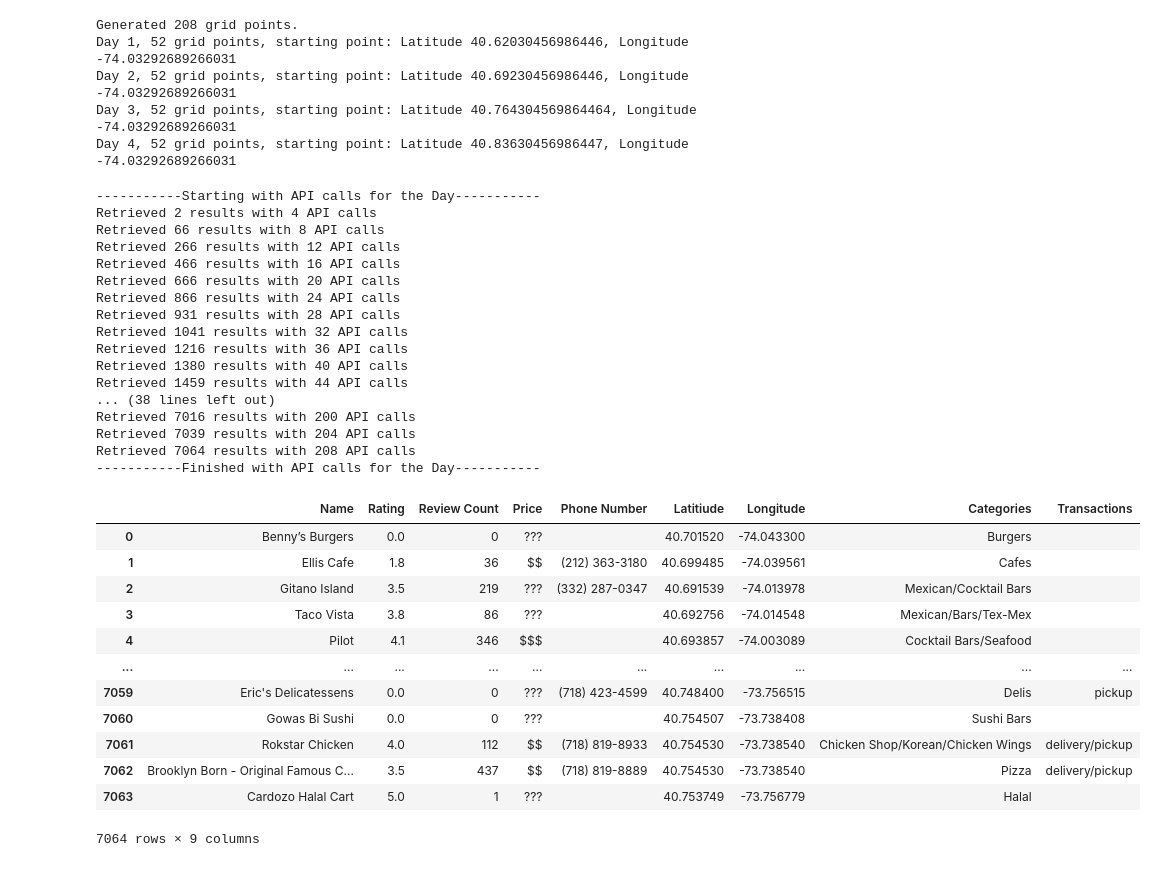
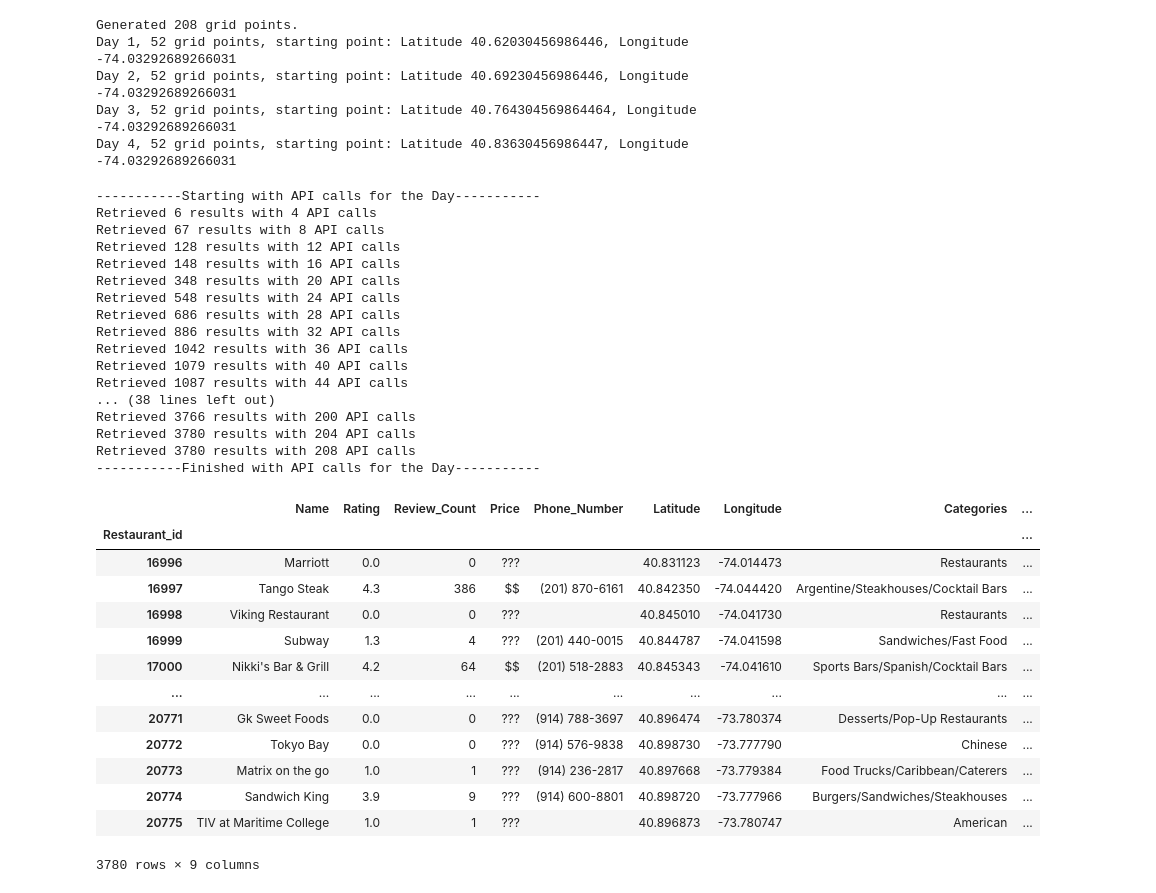
Before and after one commit to YannisPapa/Project-3, a Jupyter notebook: Project-3.ipynb, the cells around one changed output. Saved outputs shown, nothing was run; the diff lists cells and outputs as text; code cells hidden in the pictures.

```diff
--- a/Project-3.ipynb
+++ b/Project-3.ipynb
@@ -99,7 +99,7 @@ Day 4, 52 grid points, starting point: Latitude 40.83630456986447, Longitude -74
 # first_response = requests.get(url_first_call, headers=headers).json()
 # pprint(first_response)
 # %%
-day = 1 # change this +1 next day
+day = 3 # change this +1 next day
 calls_made = 0 # keep track of calls made for display and to esnure we are not going past limit
 search_term = 'restaurants' # variable used for api url
 limit = 50 # variable used for api url, makes sure we get 50 restaurants per call
@@ -126,21 +126,21 @@ for coord in split_grid_points[day]:
 print('-----------Finished with API calls for the Day-----------')
 # %% [output]
 -----------Starting with API calls for the Day-----------
-Retrieved 2 results with 4 API calls
-Retrieved 66 results with 8 API calls
-Retrieved 266 results with 12 API calls
-Retrieved 466 results with 16 API calls
-Retrieved 666 results with 20 API calls
-Retrieved 866 results with 24 API calls
-Retrieved 931 results with 28 API calls
-Retrieved 1041 results with 32 API calls
-Retrieved 1216 results with 36 API calls
-Retrieved 1380 results with 40 API calls
-Retrieved 1459 results with 44 API calls
+Retrieved 6 results with 4 API calls
+Retrieved 67 results with 8 API calls
+Retrieved 128 results with 12 API calls
+Retrieved 148 results with 16 API calls
+Retrieved 348 results with 20 API calls
+Retrieved 548 results with 24 API calls
+Retrieved 686 results with 28 API calls
+Retrieved 886 results with 32 API calls
+Retrieved 1042 results with 36 API calls
+Retrieved 1079 results with 40 API calls
+Retrieved 1087 results with 44 API calls
 ... (38 lines left out)
-Retrieved 7016 results with 200 API calls
-Retrieved 7039 results with 204 API calls
-Retrieved 7064 results with 208 API calls
+Retrieved 3766 results with 200 API calls
+Retrieved 3780 results with 204 API calls
+Retrieved 3780 results with 208 API calls
 -----------Finished with API calls for the Day-----------
 # %%
 # This code was for testing and looking at how we wanted to pull the data
@@ -161,7 +161,7 @@ Retrieved 7064 results with 208 API calls
 #     test_transactions = test_transactions + '/' + type
 # print(test_transactions)
 # %%
-Restaurant_id = 11791 # edit this to match id at end of csv
+Restaurant_id = 16995 # edit this to match id at end of csv
 restaurant_data = [] # List to hold restaurant dictionaries
 for restaurant in results:
     name = restaurant['name'] # get restaurant name
@@ -184,47 +184,49 @@ for restaurant in results:
             categories = alias['title']
             x += 1
         else:
             categories = categories + '/' + alias['title']
 
     # merge all transaction types into one line seperated by /
     transactions = ''
     x = 0
     for type in restaurant['transactions']:
         if x == 0:
             transactions = type
             x += 1
         else:
             transactions = transactions + '/' + type
 
     # Build a dictionary for the restaurant and add it to the list
     restaurant_data.append({'Restaurant_id':Restaurant_id,
                             'Name':name,
                             'Rating':rating,
                             'Review_Count':review_count,
                             'Price':price,
                             'Phone_Number':phone_number,
                             'Latitude':latitiude,
                             'Longitude':longitude,
                             'Categories':categories,
                             'Transactions':transactions})
 
 # Create a DF from list
-restaurant_data_df = pd.DataFrame(restaurant_data,index='Restaurant_id')
+restaurant_data_df = pd.DataFrame(restaurant_data)
+restaurant_data_df = restaurant_data_df.set_index('Restaurant_id')
 restaurant_data_df
 # %% [output]
-|  | Name | Rating | Review Count | Price | Phone Number | Latitiude | Longitude | Categories | Transactions |
-| 0 | Benny’s Burgers | 0.0 | 0 | ??? |  | 40.701520 | -74.043300 | Burgers |  |
-| 1 | Ellis Cafe | 1.8 | 36 | $$ | (212) 363-3180 | 40.699485 | -74.039561 | Cafes |  |
-| 2 | Gitano Island | 3.5 | 219 | ??? | (332) 287-0347 | 40.691539 | -74.013978 | Mexican/Cocktail Bars |  |
-| 3 | Taco Vista | 3.8 | 86 | ??? |  | 40.692756 | -74.014548 | Mexican/Bars/Tex-Mex |  |
-| 4 | Pilot | 4.1 | 346 | $$$ |  | 40.693857 | -74.003089 | Cocktail Bars/Seafood |  |
+|  | Name | Rating | Review_Count | Price | Phone_Number | Latitude | Longitude | Categories | ... |
+| Restaurant_id |  |  |  |  |  |  |  |  | ... |
+| 16996 | Marriott | 0.0 | 0 | ??? |  | 40.831123 | -74.014473 | Restaurants | ... |
+| 16997 | Tango Steak | 4.3 | 386 | $$ | (201) 870-6161 | 40.842350 | -74.044420 | Argentine/Steakhouses/Cocktail Bars | ... |
+| 16998 | Viking Restaurant | 0.0 | 0 | ??? |  | 40.845010 | -74.041730 | Restaurants | ... |
+| 16999 | Subway | 1.3 | 4 | ??? | (201) 440-0015 | 40.844787 | -74.041598 | Sandwiches/Fast Food | ... |
+| 17000 | Nikki's Bar & Grill | 4.2 | 64 | $$ | (201) 518-2883 | 40.845343 | -74.041610 | Sports Bars/Spanish/Cocktail Bars | ... |
 | ... | ... | ... | ... | ... | ... | ... | ... | ... | ... |
-| 7059 | Eric's Delicatessens | 0.0 | 0 | ??? | (718) 423-4599 | 40.748400 | -73.756515 | Delis | pickup |
-| 7060 | Gowas Bi Sushi | 0.0 | 0 | ??? |  | 40.754507 | -73.738408 | Sushi Bars |  |
-| 7061 | Rokstar Chicken | 4.0 | 112 | $$ | (718) 819-8933 | 40.754530 | -73.738540 | Chicken Shop/Korean/Chicken Wings | delivery/pickup |
-| 7062 | Brooklyn Born - Original Famous C... | 3.5 | 437 | $$ | (718) 819-8889 | 40.754530 | -73.738540 | Pizza | delivery/pickup |
-| 7063 | Cardozo Halal Cart | 5.0 | 1 | ??? |  | 40.753749 | -73.756779 | Halal |  |
+| 20771 | Gk Sweet Foods | 0.0 | 0 | ??? | (914) 788-3697 | 40.896474 | -73.780374 | Desserts/Pop-Up Restaurants | ... |
+| 20772 | Tokyo Bay | 0.0 | 0 | ??? | (914) 576-9838 | 40.898730 | -73.777790 | Chinese | ... |
+| 20773 | Matrix on the go | 1.0 | 1 | ??? | (914) 236-2817 | 40.897668 | -73.779384 | Food Trucks/Caribbean/Caterers | ... |
+| 20774 | Sandwich King | 3.9 | 9 | ??? | (914) 600-8801 | 40.898720 | -73.777966 | Burgers/Sandwiches/Steakhouses | ... |
+| 20775 | TIV at Maritime College | 1.0 | 1 | ??? |  | 40.896873 | -73.780747 | American | ... |
-7064 rows × 9 columns
+3780 rows × 9 columns
 # %%
 # Check for duplicates and display them
 duplicates = restaurant_data_df.duplicated(keep=False)
```
Also changed, not shown: parts of 14 cells of this notebook, 3 other files.
